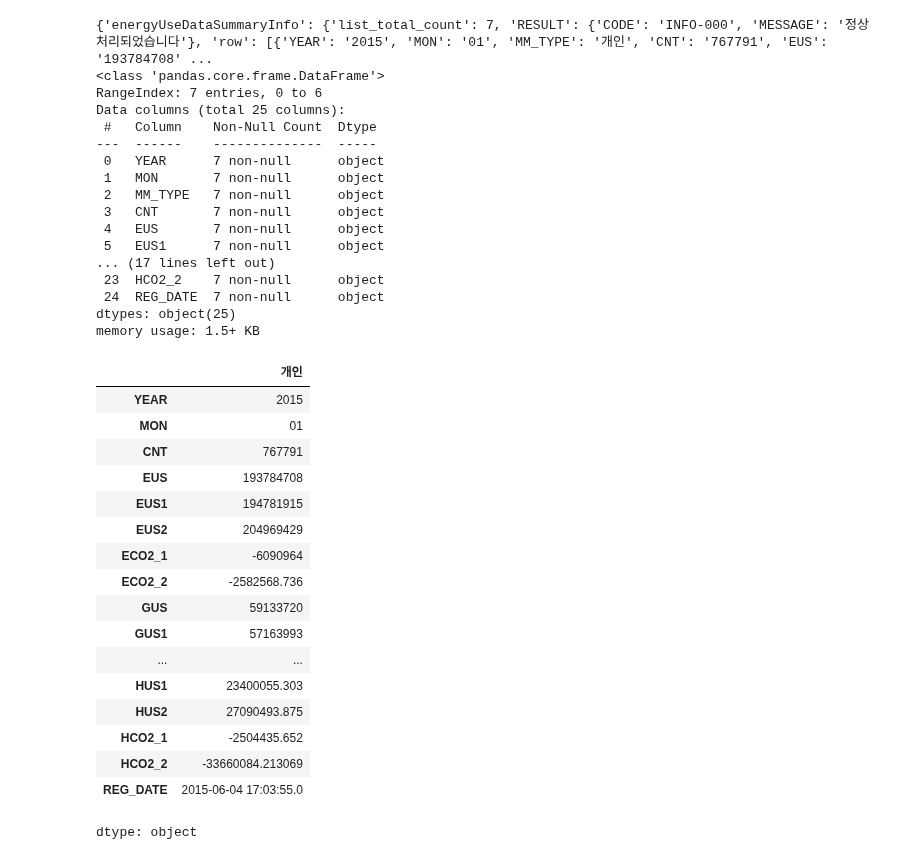
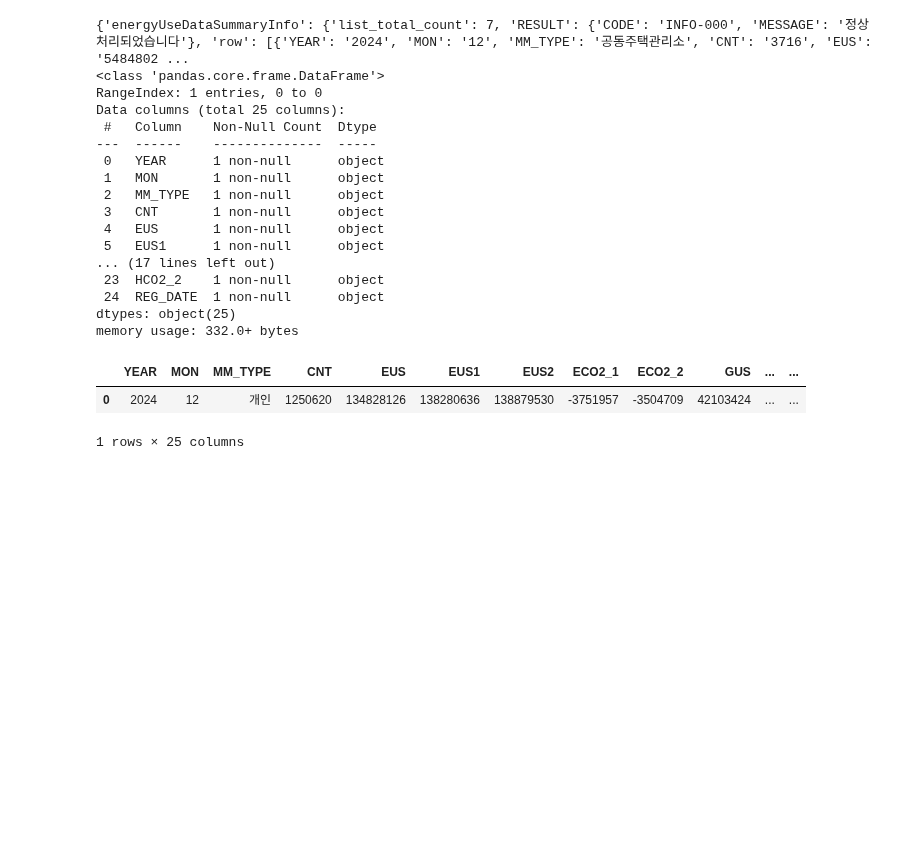
Before and after one commit to akatwinkle/bab_bab, a Jupyter notebook: 과제.ipynb, the cells around one changed output. Saved outputs shown, nothing was run; the diff lists cells and outputs as text; code cells hidden in the pictures; blank space fills up the shorter version.

```diff
--- a/과제.ipynb
+++ b/과제.ipynb
@@ -34,10 +34,12 @@ for year_month in get_year_month():
     try:
         resp = requests.get(url, params=params)
         resp.raise_for_status()
-        data = resp.json()
 
         print("API 호출 성공")
-        print(data)
+
+        data = resp.json()['energyUseDataSummaryInfo']["row"]
+        data_p = [d for d in data if d['MM_TYPE'] =='개인']
+        print(data_p)
 
     except requests.exceptions.RequestException as e:
         print(f"API 호출 실패: {e}")
@@ -60,64 +64,36 @@ KeyboardInterrupt:
 # %%
 import pandas as pd
 import requests
 import json
 
-url = 'http://openapi.seoul.go.kr:8088/4a48554755796f6f36375856727974/json/energyUseDataSummaryInfo/1/100/2015/01'
-api_key = '4a48554755796f6f36375856727974'
-
-params = {
-    'KEY' : api_key,
-    'TYPE' : 'json',
-    'SERVICE' : 'energyUseDataSummaryInfo',
-    'START_INDEX' : '1',
-    'END_INDEX' : '1000',
-
-}
 #확인
-resp = requests.get(url, params=params)
 print(resp.json())
 #데이터프레임
-data = resp.json()['energyUseDataSummaryInfo']["row"]
-df = pd.DataFrame(data)
+
+df = pd.DataFrame(data_p)
+
 df.info()
 df.describe()
-
-df = df.set_index('MM_TYPE')
-df.loc['개인']
+df
 # %% [output]
-{'energyUseDataSummaryInfo': {'list_total_count': 7, 'RESULT': {'CODE': 'INFO-000', 'MESSAGE': '정상 처리되었습니다'}, 'row': [{'YEAR': '2015', 'MON': '01', 'MM_TYPE': '개인', 'CNT': '767791', 'EUS': '193784708' ...
+{'energyUseDataSummaryInfo': {'list_total_count': 7, 'RESULT': {'CODE': 'INFO-000', 'MESSAGE': '정상 처리되었습니다'}, 'row': [{'YEAR': '2024', 'MON': '12', 'MM_TYPE': '공동주택관리소', 'CNT': '3716', 'EUS': '5484802 ...
 <class 'pandas.core.frame.DataFrame'>
-RangeIndex: 7 entries, 0 to 6
+RangeIndex: 1 entries, 0 to 0
 Data columns (total 25 columns):
  #   Column    Non-Null Count  Dtype
 ---  ------    --------------  -----
- 0   YEAR      7 non-null      object
- 1   MON       7 non-null      object
- 2   MM_TYPE   7 non-null      object
- 3   CNT       7 non-null      object
- 4   EUS       7 non-null      object
- 5   EUS1      7 non-null      object
+ 0   YEAR      1 non-null      object
+ 1   MON       1 non-null      object
+ 2   MM_TYPE   1 non-null      object
+ 3   CNT       1 non-null      object
+ 4   EUS       1 non-null      object
+ 5   EUS1      1 non-null      object
 ... (17 lines left out)
- 23  HCO2_2    7 non-null      object
- 24  REG_DATE  7 non-null      object
+ 23  HCO2_2    1 non-null      object
+ 24  REG_DATE  1 non-null      object
 dtypes: object(25)
-memory usage: 1.5+ KB
+memory usage: 332.0+ bytes
-|  | 개인 |
-| YEAR | 2015 |
-| MON | 01 |
-| CNT | 767791 |
-| EUS | 193784708 |
-| EUS1 | 194781915 |
-| EUS2 | 204969429 |
-| ECO2_1 | -6090964 |
-| ECO2_2 | -2582568.736 |
-| GUS | 59133720 |
-| GUS1 | 57163993 |
-| ... | ... |
-| HUS1 | 23400055.303 |
-| HUS2 | 27090493.875 |
-| HCO2_1 | -2504435.652 |
-| HCO2_2 | -33660084.213069 |
-| REG_DATE | 2015-06-04 17:03:55.0 |
+|  | YEAR | MON | MM_TYPE | CNT | EUS | EUS1 | EUS2 | ECO2_1 | ECO2_2 | GUS | ... | ... |
+| 0 | 2024 | 12 | 개인 | 1250620 | 134828126 | 138280636 | 138879530 | -3751957 | -3504709 | 42103424 | ... | ... |
-dtype: object
+1 rows × 25 columns
 # %%
```
Also changed, not shown: parts of 3 cells of this notebook.
